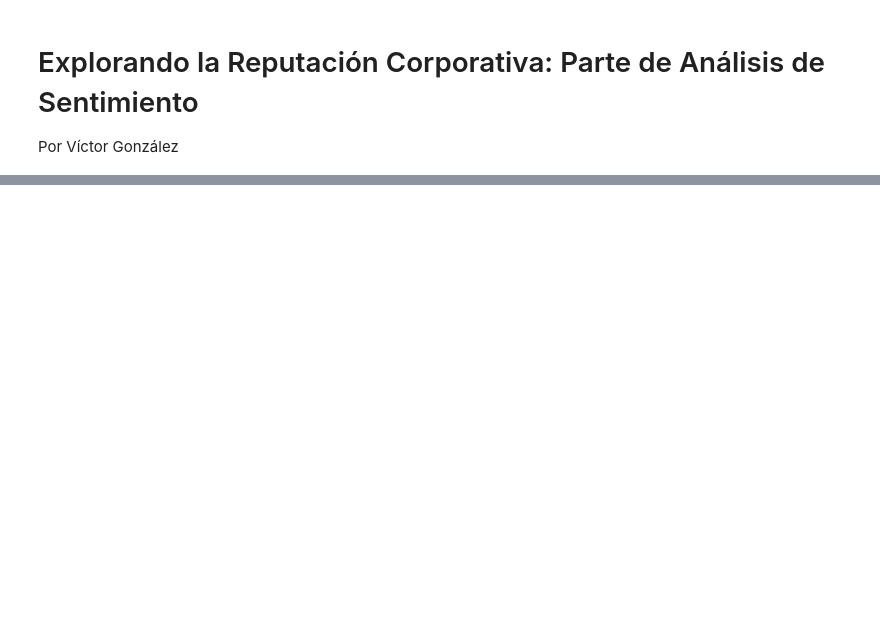
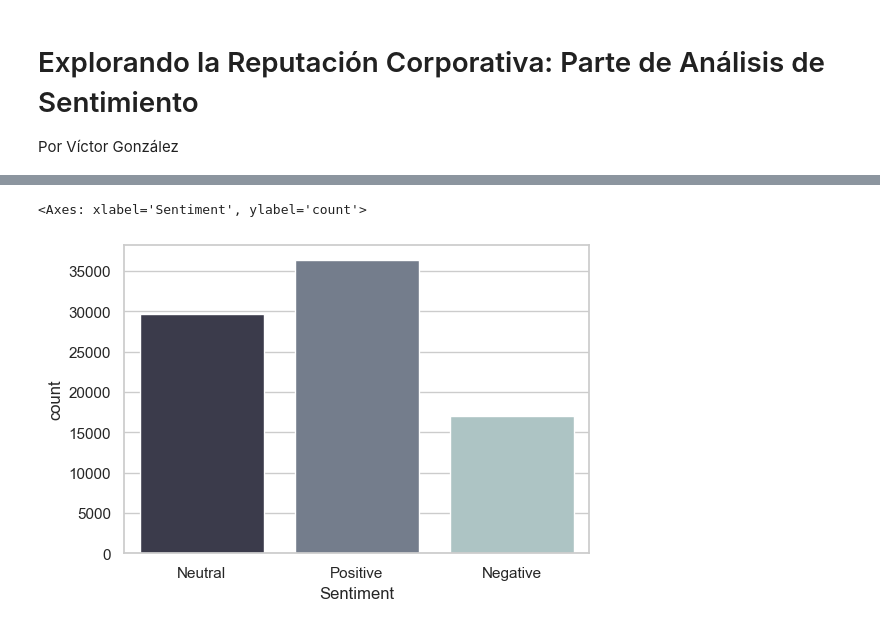
Before and after one commit to victormlgh/BigDataAplicadaNegociosV2, a Jupyter notebook: Semana3/sentimentanalisys.ipynb, the cells around one changed output, grey strips where cells are left out. Cells and saved outputs as stored; diff of their text form; code cells hidden in the pictures; blank space fills up the shorter version.

```diff
--- a/Semana3/sentimentanalisys.ipynb
+++ b/Semana3/sentimentanalisys.ipynb
@@ -42,0 +318,6 @@ import re
+# %%
+sns.set_theme(style='whitegrid', rc={'figure.figsize':(6, 4)})
+sns.countplot(data=df, x="Sentiment", hue='Sentiment', palette='bone')
+# %% [output]
+<Axes: xlabel='Sentiment', ylabel='count'>
+[figure, added]
```
Also changed, not shown: parts of 73 cells of this notebook, 3 other files.
